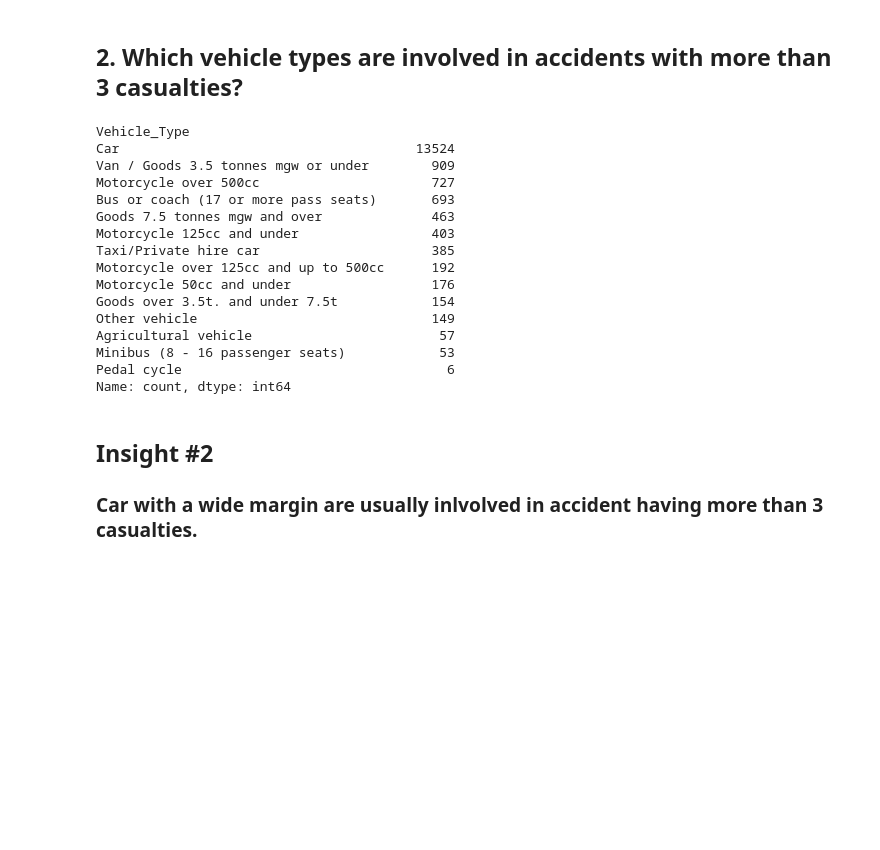
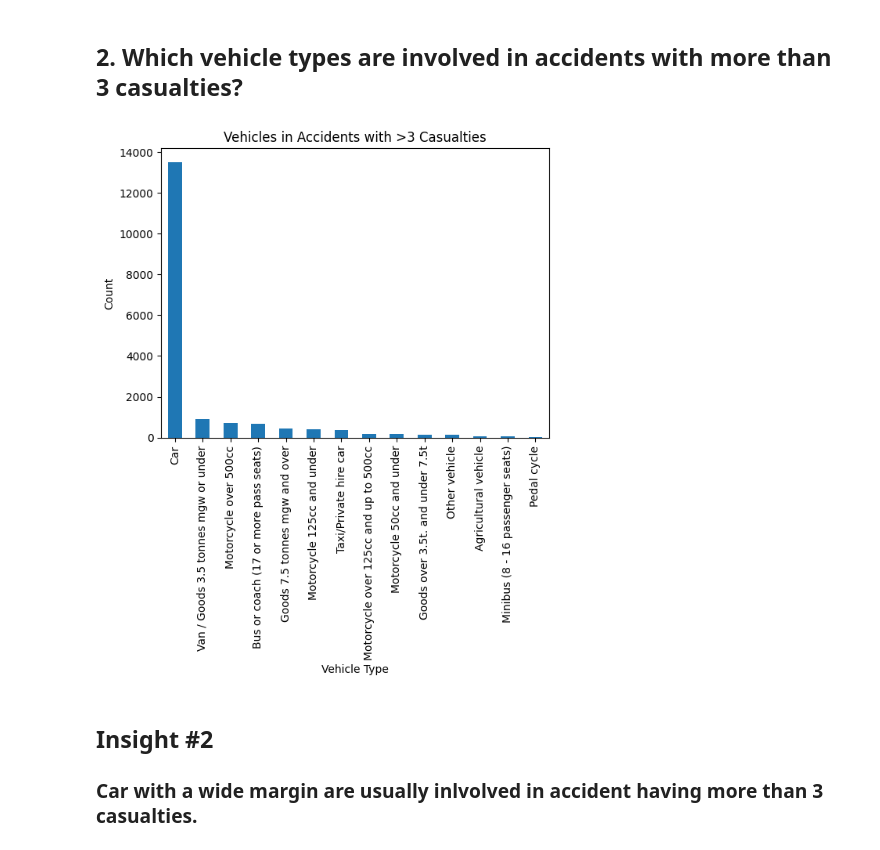
Before and after one commit to Nicole-185/ELEC03, a Jupyter notebook: Activity2.ipynb, the cells around one changed output. Saved outputs shown, nothing was run; the diff lists cells and outputs as text; code cells hidden in the pictures; blank space fills up the shorter version.

```diff
--- a/Activity2.ipynb
+++ b/Activity2.ipynb
@@ -185,24 +176,13 @@ Name: count, Length: 422, dtype: int64
 # %% [markdown]
 <h2>2. Which vehicle types are involved in accidents with more than 3 casualties?</h2>
 # %%
-accidents[accidents['Number_of_Casualties'] > 3]['Vehicle_Type'].value_counts()
+accidents[accidents["Number_of_Casualties"]>3]["Vehicle_Type"].value_counts().plot(kind="bar")
+plt.title("Vehicles in Accidents with >3 Casualties")
+plt.xlabel("Vehicle Type")
+plt.ylabel("Count")
+plt.show()
 # %% [output]
-Vehicle_Type
-Car                                      13524
-Van / Goods 3.5 tonnes mgw or under        909
-Motorcycle over 500cc                      727
-Bus or coach (17 or more pass seats)       693
-Goods 7.5 tonnes mgw and over              463
-Motorcycle 125cc and under                 403
-Taxi/Private hire car                      385
-Motorcycle over 125cc and up to 500cc      192
-Motorcycle 50cc and under                  176
-Goods over 3.5t. and under 7.5t            154
-Other vehicle                              149
-Agricultural vehicle                        57
-Minibus (8 - 16 passenger seats)            53
-Pedal cycle                                  6
-Name: count, dtype: int64
+[figure, added]
 # %% [markdown]
 <h2>Insight #2</h2>
 <h3>Car with a wide margin are usually inlvolved in accident having more than 3 casualties.</h3>
```
Also changed, not shown: parts of 51 cells of this notebook.
